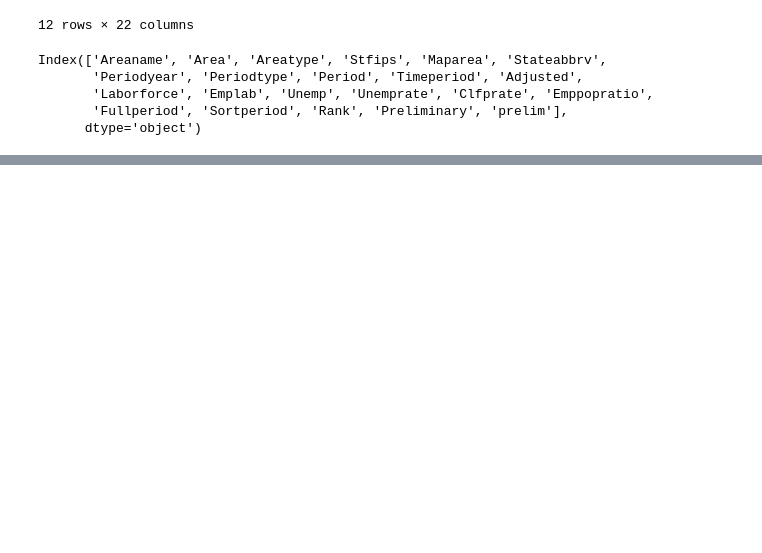
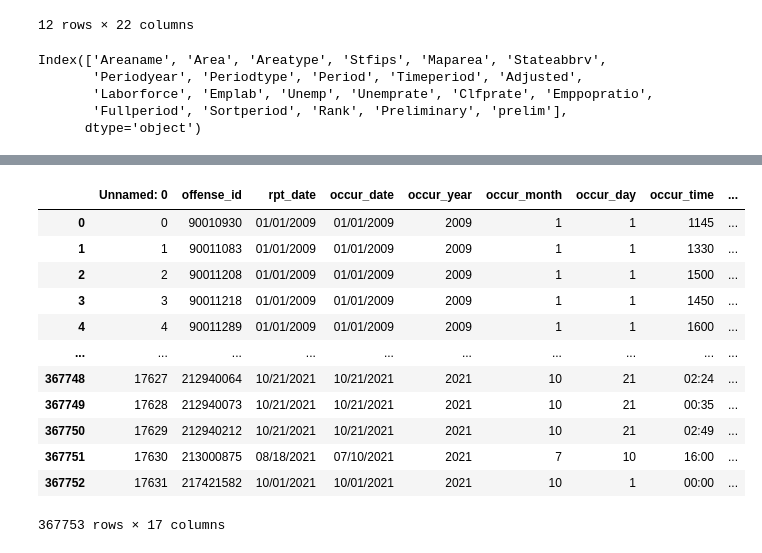
Before and after one commit to iiiramal/project-1-team-4, a Jupyter notebook: Cornelia-Project 1.ipynb, the cells around one changed output, grey strips where cells are left out. Saved outputs shown, nothing was run; the diff lists cells and outputs as text; code cells hidden in the pictures; blank space fills up the shorter version.

```diff
--- a/Cornelia-Project 1.ipynb
+++ b/Cornelia-Project 1.ipynb
@@ -141,0 +211,16 @@ newMonthlyDF
+# %%
+CrimeDF
+# %% [output]
+|  | Unnamed: 0 | offense_id | rpt_date | occur_date | occur_year | occur_month | occur_day | occur_time | ... |
+| 0 | 0 | 90010930 | 01/01/2009 | 01/01/2009 | 2009 | 1 | 1 | 1145 | ... |
+| 1 | 1 | 90011083 | 01/01/2009 | 01/01/2009 | 2009 | 1 | 1 | 1330 | ... |
+| 2 | 2 | 90011208 | 01/01/2009 | 01/01/2009 | 2009 | 1 | 1 | 1500 | ... |
+| 3 | 3 | 90011218 | 01/01/2009 | 01/01/2009 | 2009 | 1 | 1 | 1450 | ... |
+| 4 | 4 | 90011289 | 01/01/2009 | 01/01/2009 | 2009 | 1 | 1 | 1600 | ... |
+| ... | ... | ... | ... | ... | ... | ... | ... | ... | ... |
+| 367748 | 17627 | 212940064 | 10/21/2021 | 10/21/2021 | 2021 | 10 | 21 | 02:24 | ... |
+| 367749 | 17628 | 212940073 | 10/21/2021 | 10/21/2021 | 2021 | 10 | 21 | 00:35 | ... |
+| 367750 | 17629 | 212940212 | 10/21/2021 | 10/21/2021 | 2021 | 10 | 21 | 02:49 | ... |
+| 367751 | 17630 | 213000875 | 08/18/2021 | 07/10/2021 | 2021 | 7 | 10 | 16:00 | ... |
+| 367752 | 17631 | 217421582 | 10/01/2021 | 10/01/2021 | 2021 | 10 | 1 | 00:00 | ... |
+367753 rows × 17 columns
```
Also changed, not shown: parts of 28 cells of this notebook, 4 other files.
